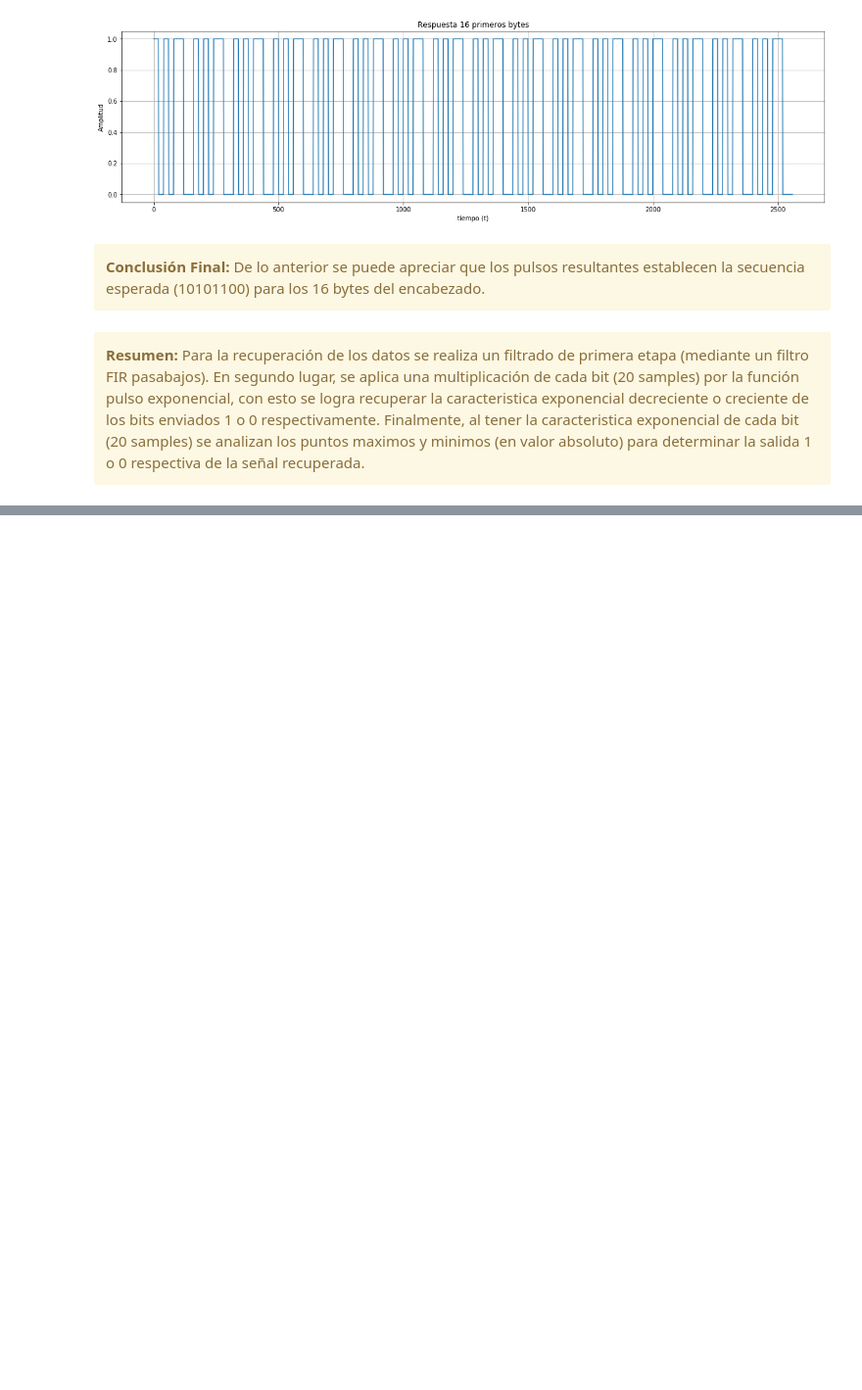
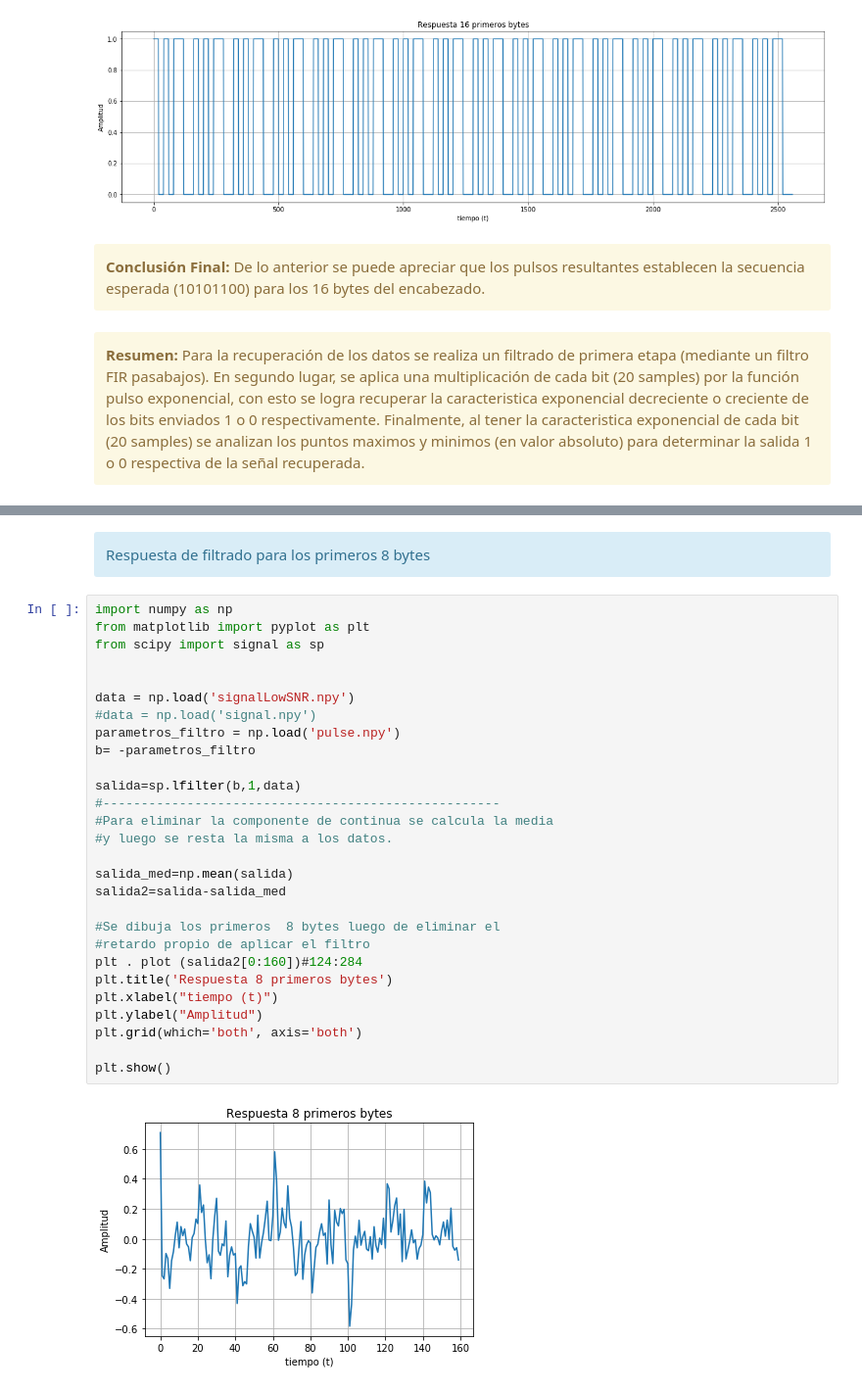
Before and after one commit to Christianyf/MSE_4CO_PDS, a Jupyter notebook: tp1.ipynb, the cells around one changed output, grey strips where cells are left out. Shown: that part at 98% size. Saved outputs shown, nothing was run; the diff lists cells and outputs as text; blank space fills up the shorter version.

```diff
--- a/tp1.ipynb
+++ b/tp1.ipynb
@@ -443,0 +487,35 @@ plt.show()
+# %% [markdown]
+<div class="alert alert-block alert-info">
+<b></b> Respuesta de filtrado para los primeros 8 bytes
+
+</div>
+# %%
+import numpy as np
+from matplotlib import pyplot as plt
+from scipy import signal as sp
+
+
+data = np.load('signalLowSNR.npy')
+#data = np.load('signal.npy')
+parametros_filtro = np.load('pulse.npy')
+b= -parametros_filtro
+
+salida=sp.lfilter(b,1,data)
+#----------------------------------------------------
+#Para eliminar la componente de continua se calcula la media
+#y luego se resta la misma a los datos.
+
+salida_med=np.mean(salida)
+salida2=salida-salida_med
+
+#Se dibuja los primeros  8 bytes luego de eliminar el
+#retardo propio de aplicar el filtro
+plt . plot (salida2[0:160])#124:284
+plt.title('Respuesta 8 primeros bytes')
+plt.xlabel("tiempo (t)")
+plt.ylabel("Amplitud")
+plt.grid(which='both', axis='both')
+
+plt.show()
+# %% [output]
+[figure, added]
```
Also changed, not shown: parts of 19 cells of this notebook.
